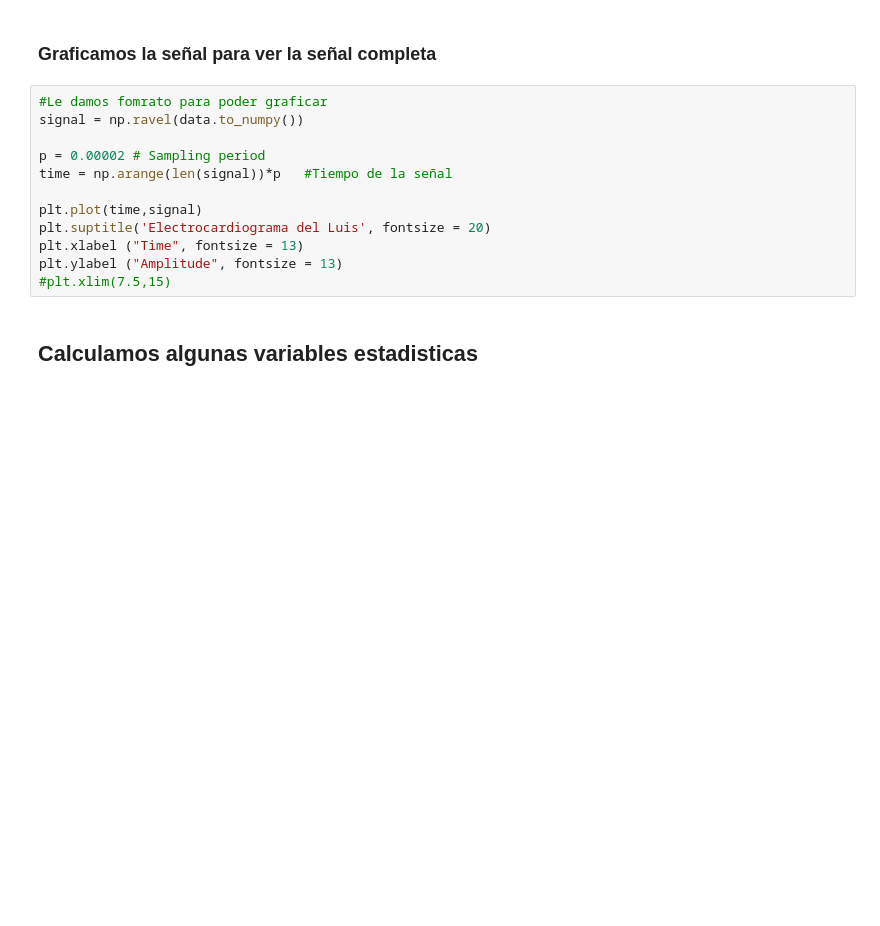
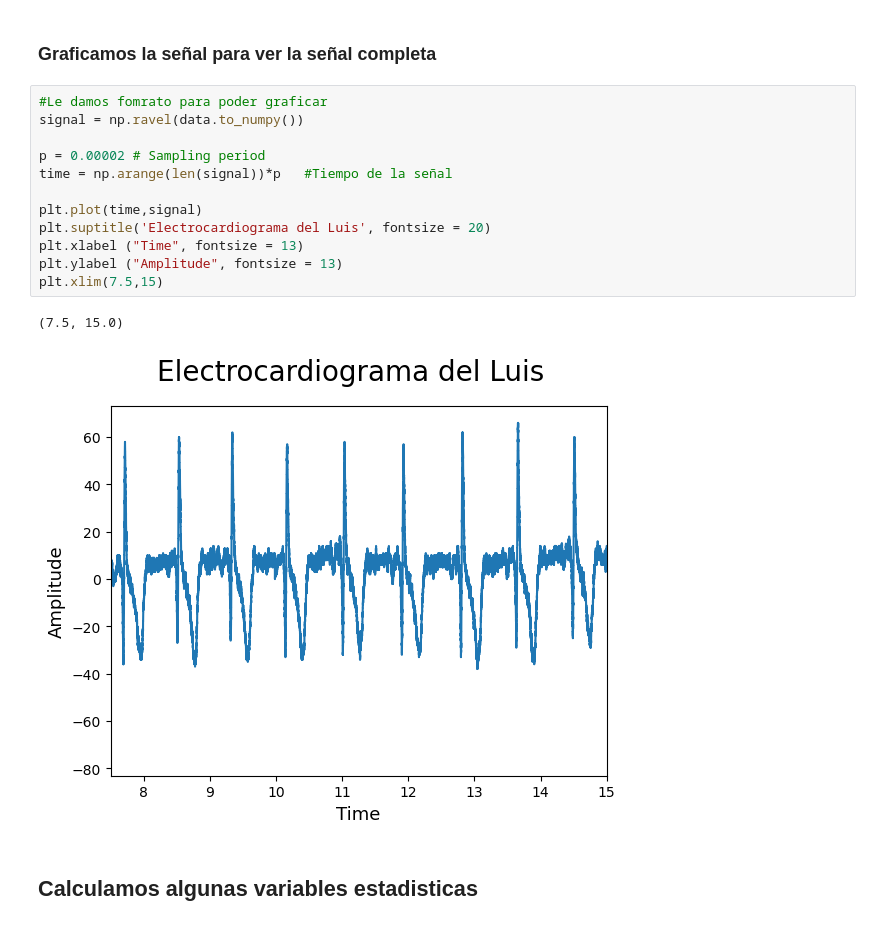
Before and after one commit to Sirangua/curso_python_dem, a Jupyter notebook: estadistica.ipynb, the cells around one changed output. Cells and saved outputs as stored; diff of their text form; blank space fills up the shorter version.

```diff
--- a/estadistica.ipynb
+++ b/estadistica.ipynb
@@ -46,15 +101,18 @@ print (data.dtypes)
 # %%
 #Le damos fomrato para poder graficar
 signal = np.ravel(data.to_numpy())
 
 p = 0.00002 # Sampling period
 time = np.arange(len(signal))*p   #Tiempo de la señal
 
 plt.plot(time,signal)
 plt.suptitle('Electrocardiograma del Luis', fontsize = 20)
 plt.xlabel ("Time", fontsize = 13)
 plt.ylabel ("Amplitude", fontsize = 13)
-#plt.xlim(7.5,15)
+plt.xlim(7.5,15)
+# %% [output]
+(7.5, 15.0)
+[figure, added]
 # %% [markdown]
 ## Calculamos algunas variables estadisticas
 # %%
```
Also changed, not shown: parts of 12 cells of this notebook, 1 other file.
